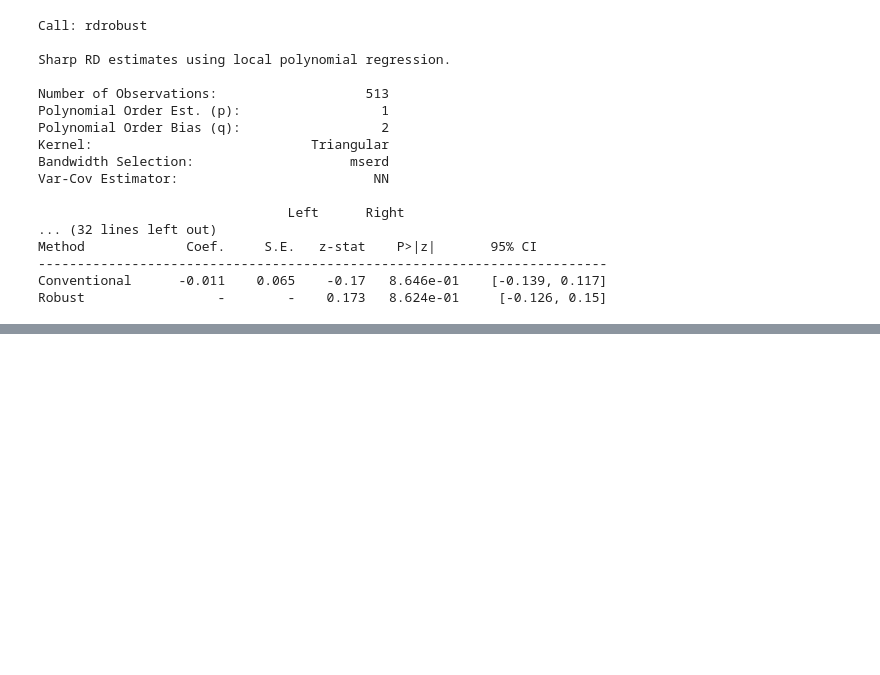
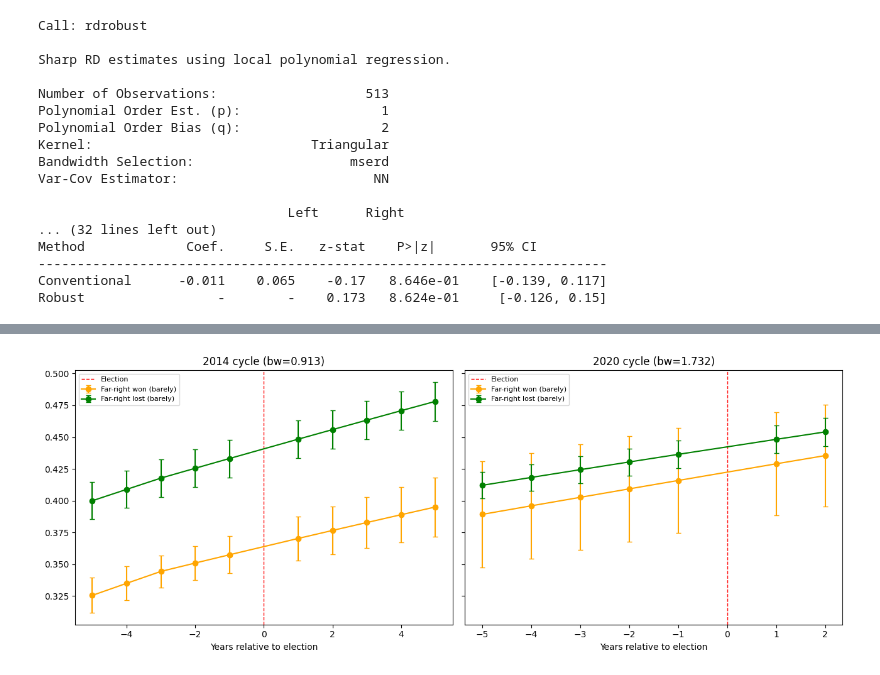
Before and after one commit to Tobias-Bue/far-right-rdd-thesis, a Jupyter notebook: Diff-in-Disc_Model_v1.ipynb, the cells around one changed output, grey strips where cells are left out. Drawn from its saved outputs; the diff is of its cells as text; code cells hidden in the pictures; blank space fills up the shorter version.

```diff
--- a/Diff-in-Disc_Model_v1.ipynb
+++ b/Diff-in-Disc_Model_v1.ipynb
@@ -156,0 +210,20 @@ plt.show()
+# %%
+# 2020's post-window is truncated at 2022 (last year covered by the extrapolated series;
+# the next real election, 2026, is outside our data horizon)
+window_map = {
+    2014: {'pre': (2009, 2013), 'post': (2015, 2019)},
+    2020: {'pre': (2015, 2019), 'post': (2021, 2022)},
+}
+
+rows = []
+for cyc, spans in window_map.items():
+    sub = df[df['election_year'] == cyc]
+    for y0, y1 in spans.values():
+        for y in range(y0, y1 + 1):
+            tmp = sub[['code_commune', 'd_50', 'treat']].copy()
+            tmp['election_year'] = cyc
+            tmp['rel_year'] = y - cyc
+            tmp['skill_share'] = sub[f'skill_share{y}'].values
+            rows.append(tmp)
+
+event_panel = pd.concat(rows, ignore_index=True)
@@ -156,0 +237,24 @@ plt.show()
+# %%
+bw_dict = {2014: 0.913, 2020: 1.732}  # <- plug in your rdbwselect results from above
+
+fig, axes = plt.subplots(1, 2, figsize=(13, 5), sharey=True)
+for ax, cyc in zip(axes, [2014, 2020]):
+    bw = bw_dict[cyc]
+    sub = event_panel[(event_panel['election_year'] == cyc) & (event_panel['d_50'].abs() <= bw)]
+    g = (sub.groupby(['treat', 'rel_year'])['skill_share']
+         .agg(mean='mean', se=lambda x: x.std(ddof=1)/np.sqrt(len(x)))
+         .reset_index())
+
+    for treat_val, label, color in [(1, 'Far-right won (barely)', 'orange'),
+                                     (0, 'Far-right lost (barely)', 'green')]:
+        gg = g[g['treat'] == treat_val].sort_values('rel_year')
+        ax.errorbar(gg['rel_year'], gg['mean'], yerr=gg['se'], marker='o', label=label, color=color, capsize=3)
+
+    ax.axvline(0, color='red', linestyle='--', linewidth=1, label='Election')
+    ax.set_title(f'{cyc} cycle (bw={bw})')
+    ax.set_xlabel('Years relative to election')
+    ax.legend(fontsize=8)
+
+plt.tight_layout(); plt.show()
+# %% [output]
+[figure, added]
```
Also changed, not shown: parts of 9 cells of this notebook.
